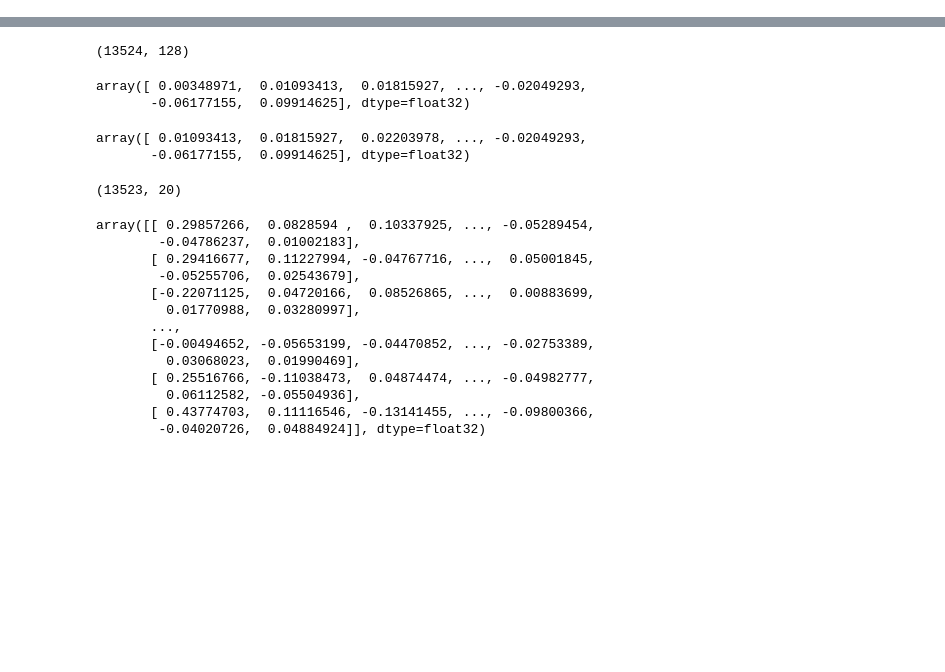
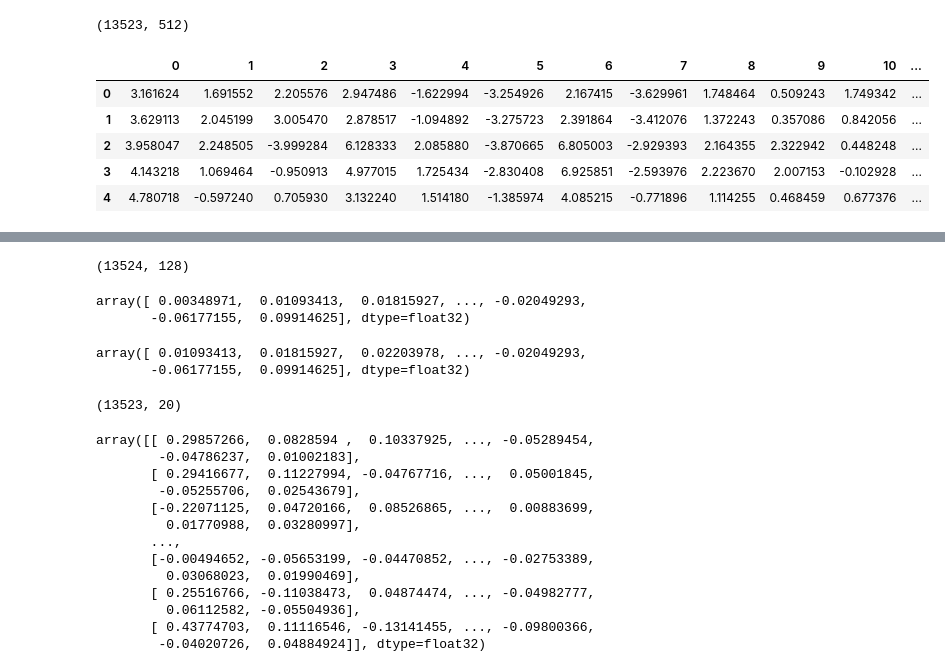
Before and after one commit to backonhighway/gm_riiid, a Jupyter notebook: embedding-cluster.ipynb, the cells around one changed output, grey strips where cells are left out. Drawn from its saved outputs; the diff is of its cells as text; code cells hidden in the pictures; blank space fills up the shorter version.

```diff
--- a/embedding-cluster.ipynb
+++ b/embedding-cluster.ipynb
@@ -6,0 +86,21 @@ import pandas as pd
+# %%
+contents_w2v = np.load("./w2v_content_embedding.npy")
+# %%
+contents_w2v = contents_w2v[1:]
+contents_w2v.shape
+# %% [output]
+(13523, 512)
+# %%
+svd = TruncatedSVD(n_components=20)
+content_vecs = svd.fit_transform(contents_w2v)
+# %%
+content_vecs = pd.DataFrame(content_vecs)
+# %%
+content_vecs.head()
+# %% [output]
+|  | 0 | 1 | 2 | 3 | 4 | 5 | 6 | 7 | 8 | 9 | 10 | ... |
+| 0 | 3.161624 | 1.691552 | 2.205576 | 2.947486 | -1.622994 | -3.254926 | 2.167415 | -3.629961 | 1.748464 | 0.509243 | 1.749342 | ... |
+| 1 | 3.629113 | 2.045199 | 3.005470 | 2.878517 | -1.094892 | -3.275723 | 2.391864 | -3.412076 | 1.372243 | 0.357086 | 0.842056 | ... |
+| 2 | 3.958047 | 2.248505 | -3.999284 | 6.128333 | 2.085880 | -3.870665 | 6.805003 | -2.929393 | 2.164355 | 2.322942 | 0.448248 | ... |
+| 3 | 4.143218 | 1.069464 | -0.950913 | 4.977015 | 1.725434 | -2.830408 | 6.925851 | -2.593976 | 2.223670 | 2.007153 | -0.102928 | ... |
+| 4 | 4.780718 | -0.597240 | 0.705930 | 3.132240 | 1.514180 | -1.385974 | 4.085215 | -0.771896 | 1.114255 | 0.468459 | 0.677376 | ... |
```
Also changed, not shown: parts of 18 cells of this notebook, 3 other files.
